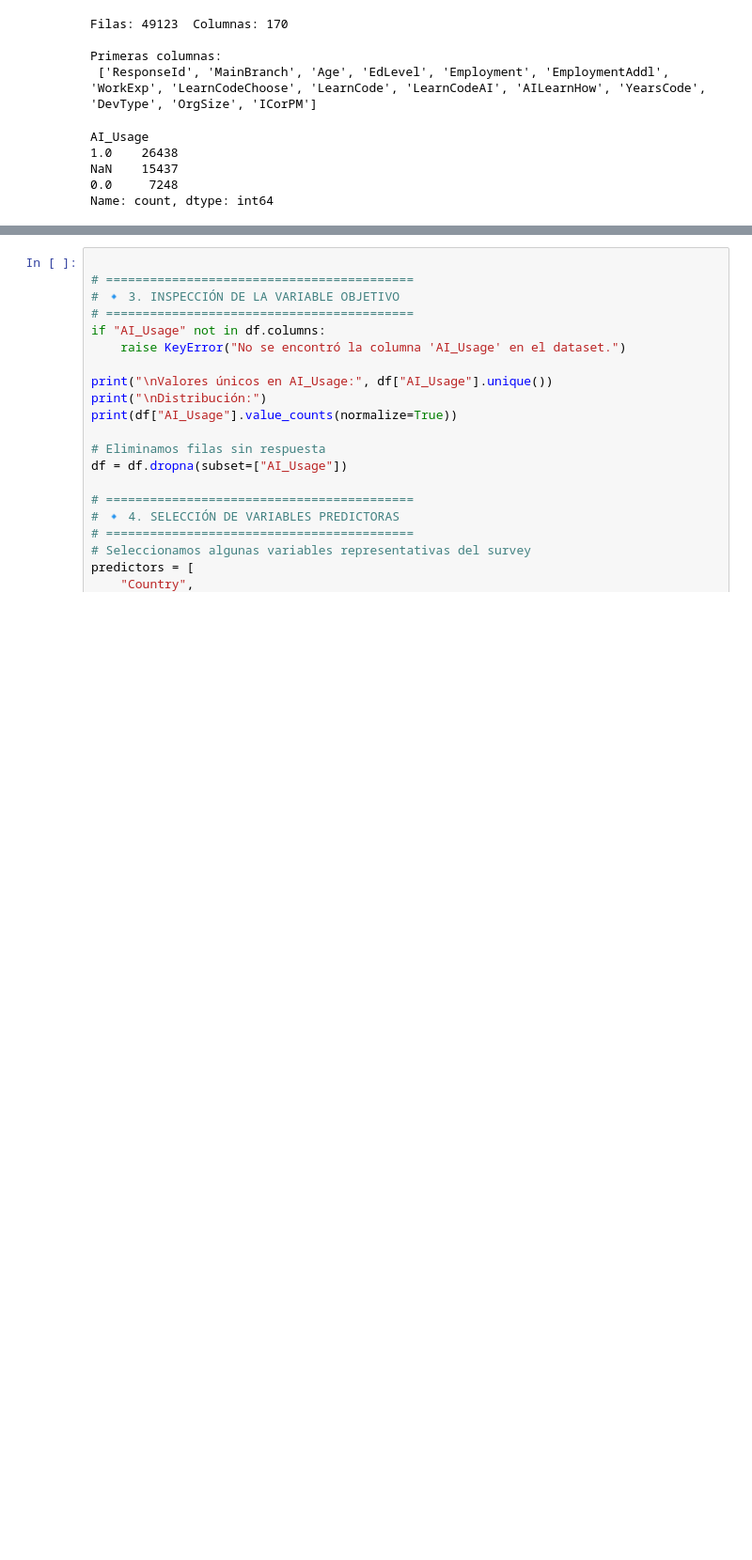
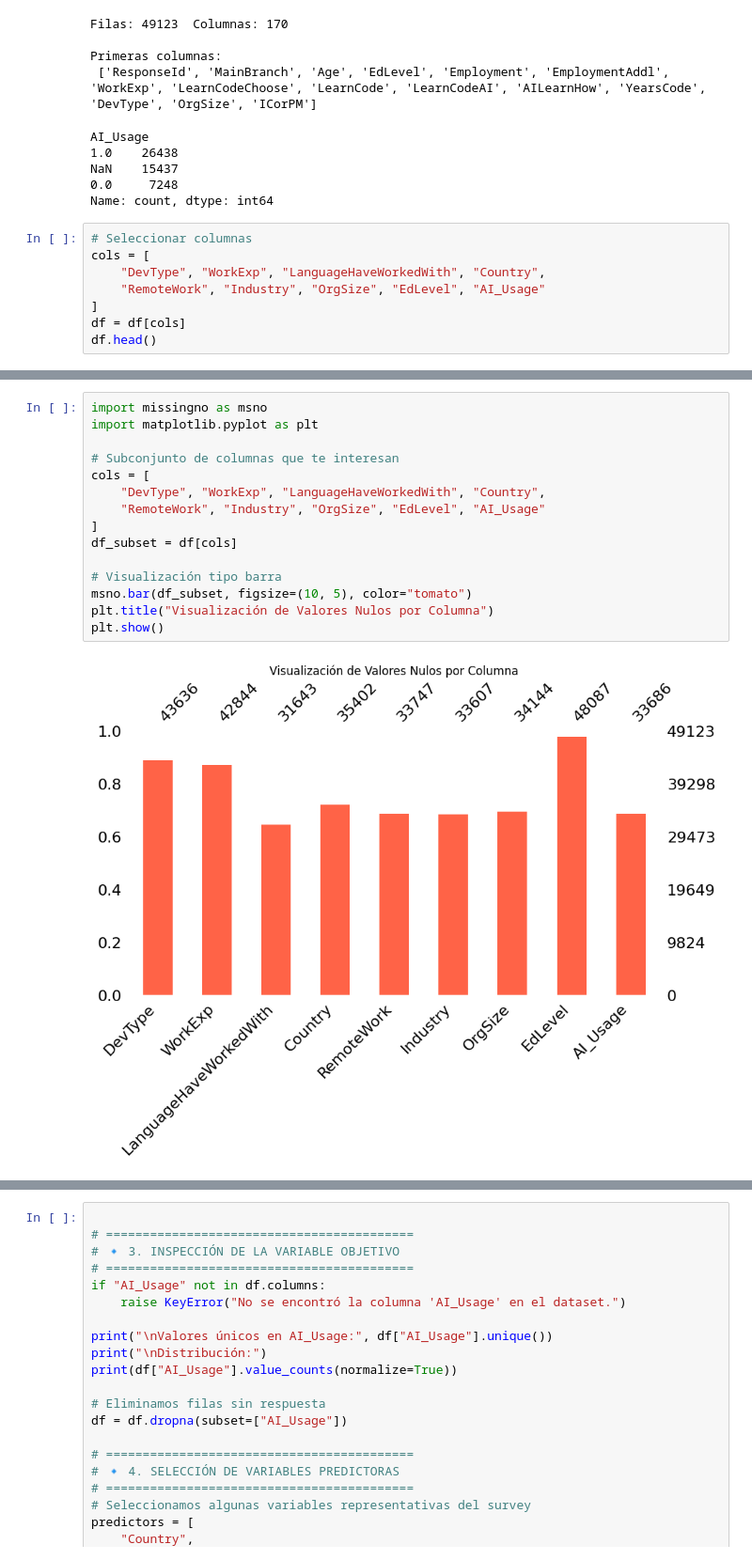
Before and after one commit to gastonnina/miadas_mod_08_proy, a Jupyter notebook: notebooks/eda/eda_2.ipynb, the cells around one changed output, grey strips where cells are left out. Shown at 94% size. Cells and saved outputs as stored; diff of their text form; blank space fills up the shorter version.

```diff
--- a/notebooks/eda/eda_2.ipynb
+++ b/notebooks/eda/eda_2.ipynb
@@ -45,3 +45,11 @@ AI_Usage
 NaN    15437
 0.0     7248
 Name: count, dtype: int64
+# %%
+# Seleccionar columnas
+cols = [
+    "DevType", "WorkExp", "LanguageHaveWorkedWith", "Country",
+    "RemoteWork", "Industry", "OrgSize", "EdLevel", "AI_Usage"
+]
+df = df[cols]
+df.head()
@@ -47,0 +85,17 @@ Name: count, dtype: int64
+# %%
+import missingno as msno
+import matplotlib.pyplot as plt
+
+# Subconjunto de columnas que te interesan
+cols = [
+    "DevType", "WorkExp", "LanguageHaveWorkedWith", "Country",
+    "RemoteWork", "Industry", "OrgSize", "EdLevel", "AI_Usage"
+]
+df_subset = df[cols]
+
+# Visualización tipo barra
+msno.bar(df_subset, figsize=(10, 5), color="tomato")
+plt.title("Visualización de Valores Nulos por Columna")
+plt.show()
+# %% [output]
+[figure, added]
```
Also changed, not shown: parts of 30 cells of this notebook, 15 other files.
